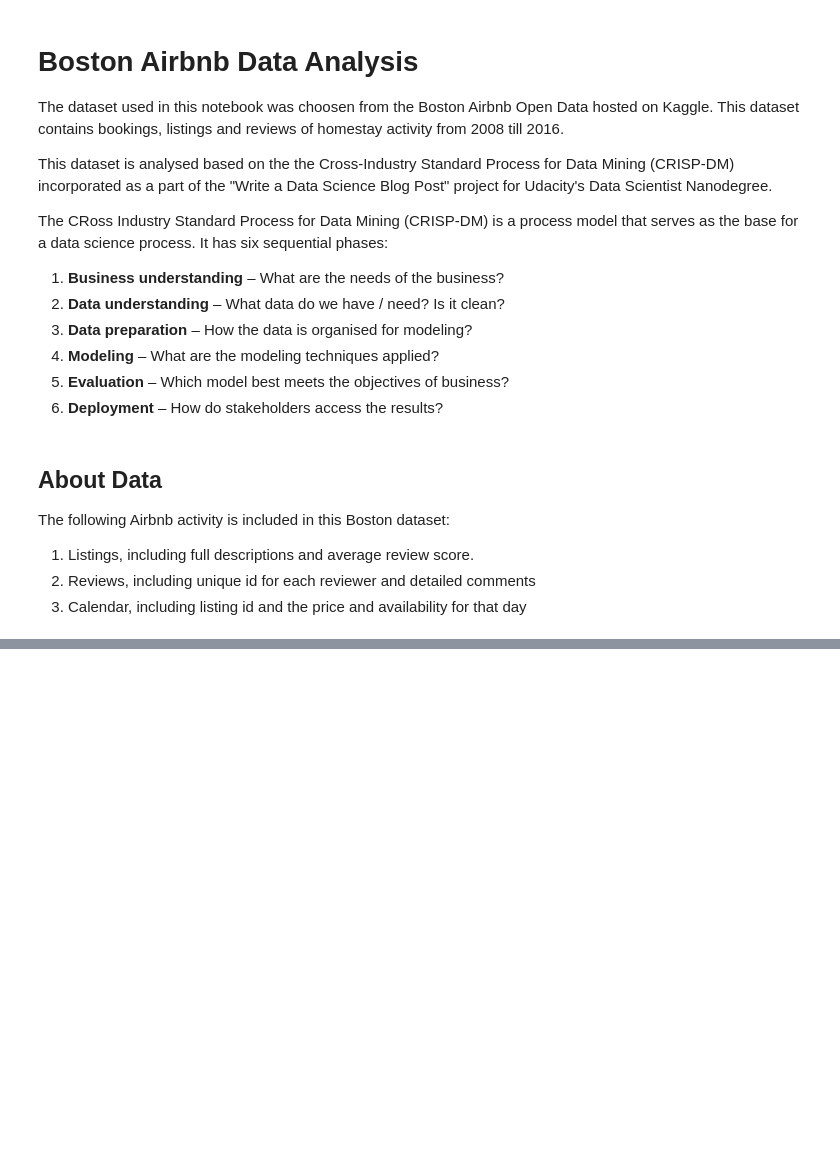
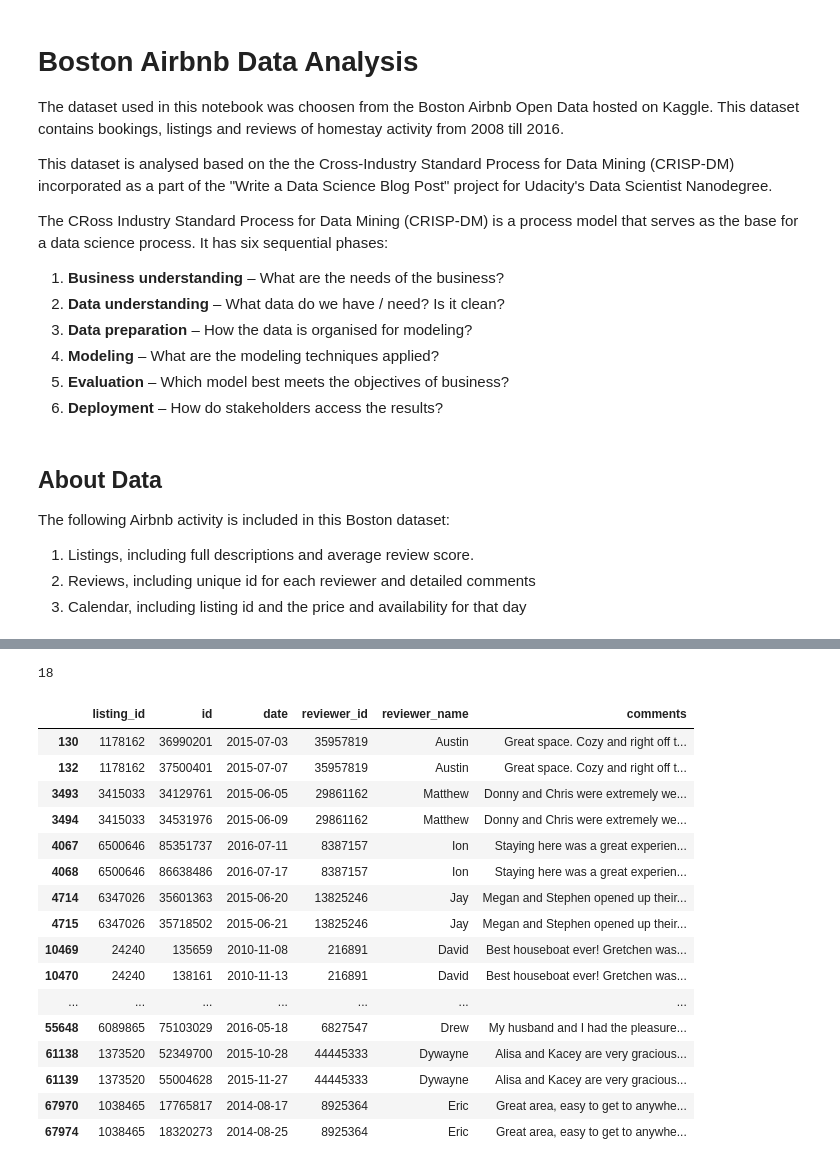
Before and after one commit to MehzHats/Boston-Data-Analysis, a Jupyter notebook: Boston Airbnb EDA.ipynb, the cells around one changed output, grey strips where cells are left out. Drawn from its saved outputs; the diff is of its cells as text; code cells hidden in the pictures; blank space fills up the shorter version.

```diff
--- a/Boston Airbnb EDA.ipynb
+++ b/Boston Airbnb EDA.ipynb
@@ -33,0 +319,23 @@ reviews = pd.read_csv('reviews.csv')
+# %%
+print(reviews.duplicated(subset=["reviewer_id", "listing_id", "comments"]).sum())
+
+reviews[reviews.duplicated(subset=["reviewer_id", "listing_id", "comments"], keep=False)]
+# %% [output]
+18
+|  | listing_id | id | date | reviewer_id | reviewer_name | comments |
+| 130 | 1178162 | 36990201 | 2015-07-03 | 35957819 | Austin | Great space. Cozy and right off t... |
+| 132 | 1178162 | 37500401 | 2015-07-07 | 35957819 | Austin | Great space. Cozy and right off t... |
+| 3493 | 3415033 | 34129761 | 2015-06-05 | 29861162 | Matthew | Donny and Chris were extremely we... |
+| 3494 | 3415033 | 34531976 | 2015-06-09 | 29861162 | Matthew | Donny and Chris were extremely we... |
+| 4067 | 6500646 | 85351737 | 2016-07-11 | 8387157 | Ion | Staying here was a great experien... |
+| 4068 | 6500646 | 86638486 | 2016-07-17 | 8387157 | Ion | Staying here was a great experien... |
+| 4714 | 6347026 | 35601363 | 2015-06-20 | 13825246 | Jay | Megan and Stephen opened up their... |
+| 4715 | 6347026 | 35718502 | 2015-06-21 | 13825246 | Jay | Megan and Stephen opened up their... |
+| 10469 | 24240 | 135659 | 2010-11-08 | 216891 | David | Best houseboat ever! Gretchen was... |
+| 10470 | 24240 | 138161 | 2010-11-13 | 216891 | David | Best houseboat ever! Gretchen was... |
+| ... | ... | ... | ... | ... | ... | ... |
+| 55648 | 6089865 | 75103029 | 2016-05-18 | 6827547 | Drew | My husband and I had the pleasure... |
+| 61138 | 1373520 | 52349700 | 2015-10-28 | 44445333 | Dywayne | Alisa and Kacey are very gracious... |
+| 61139 | 1373520 | 55004628 | 2015-11-27 | 44445333 | Dywayne | Alisa and Kacey are very gracious... |
+| 67970 | 1038465 | 17765817 | 2014-08-17 | 8925364 | Eric | Great area, easy to get to anywhe... |
+| 67974 | 1038465 | 18320273 | 2014-08-25 | 8925364 | Eric | Great area, easy to get to anywhe... |
```
Also changed, not shown: parts of 36 cells of this notebook.
